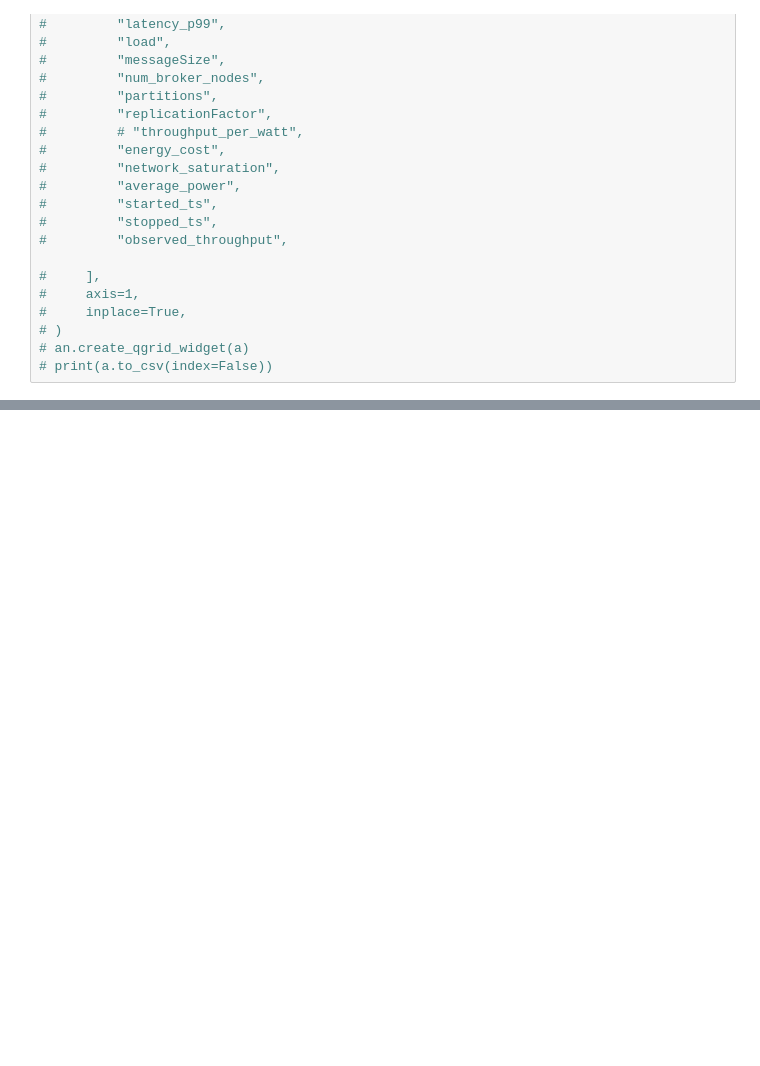
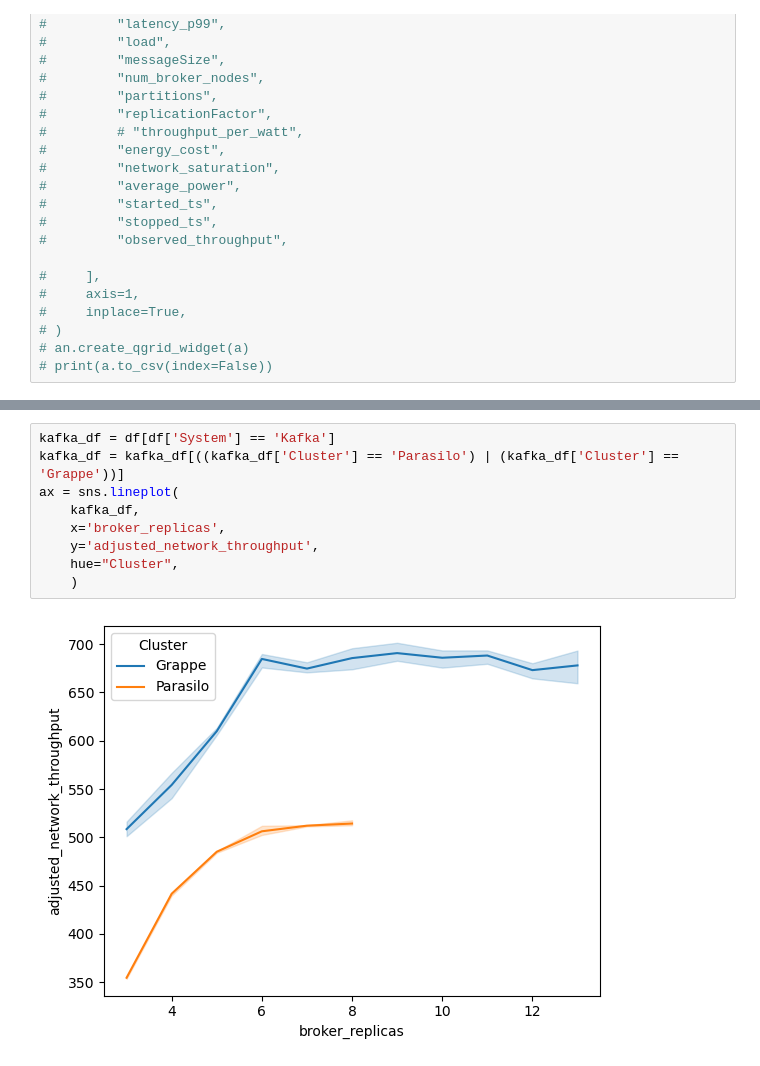
Before and after one commit to stream-energy/greenflow, a Jupyter notebook: plots/2-scaling.ipynb, the cells around one changed output, grey strips where cells are left out. Cells and saved outputs as stored; diff of their text form; blank space fills up the shorter version.

```diff
--- a/plots/2-scaling.ipynb
+++ b/plots/2-scaling.ipynb
@@ -187,0 +183,11 @@ ax = sns.lineplot(
+# %%
+kafka_df = df[df['System'] == 'Kafka']
+kafka_df = kafka_df[((kafka_df['Cluster'] == 'Parasilo') | (kafka_df['Cluster'] == 'Grappe'))]
+ax = sns.lineplot(
+    kafka_df,
+    x='broker_replicas',
+    y='adjusted_network_throughput',
+    hue="Cluster",
+    )
+# %% [output]
+[figure, added]
```
Also changed, not shown: parts of 10 cells of this notebook, 5 other files.
